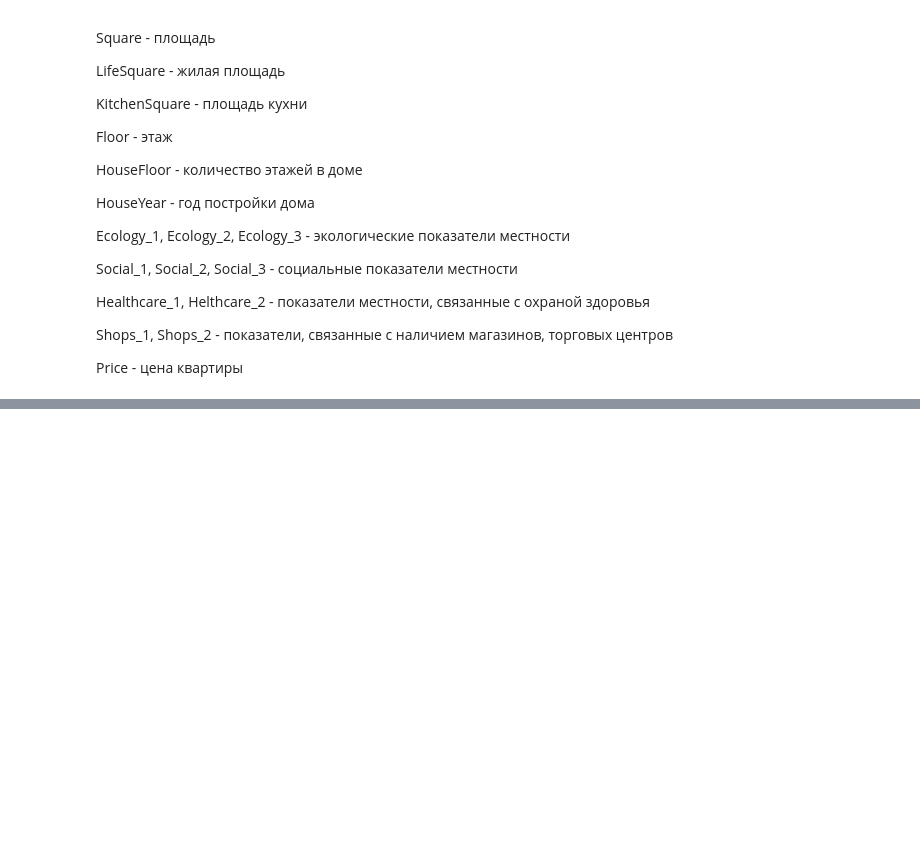
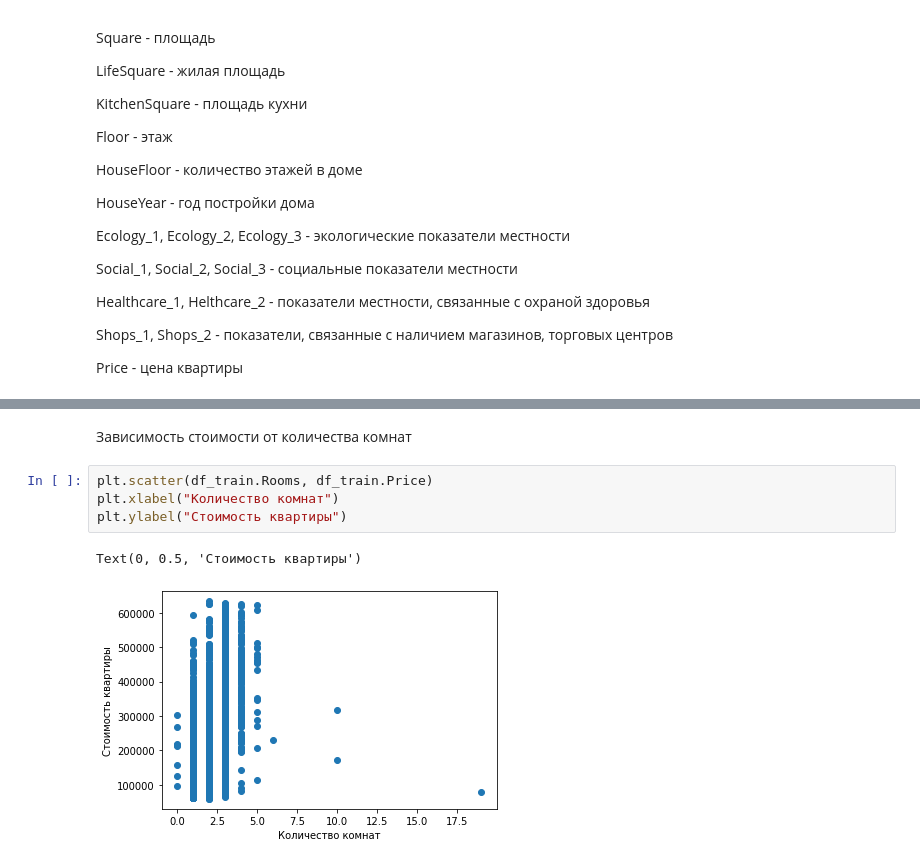
Before and after one commit to pa-ershov/lib_num, a Jupyter notebook: RealEstatePricePrediction/index.ipynb, the cells around one changed output, grey strips where cells are left out. Drawn from its saved outputs; the diff is of its cells as text; blank space fills up the shorter version.

```diff
--- a/RealEstatePricePrediction/index.ipynb
+++ b/RealEstatePricePrediction/index.ipynb
@@ -60,0 +176,9 @@ df.shape
+# %% [markdown]
+Зависимость стоимости от количества комнат
+# %%
+plt.scatter(df_train.Rooms, df_train.Price)
+plt.xlabel("Количество комнат")
+plt.ylabel("Стоимость квартиры")
+# %% [output]
+Text(0, 0.5, 'Стоимость квартиры')
+[figure, added]
```
Also changed, not shown: parts of 44 cells of this notebook.
